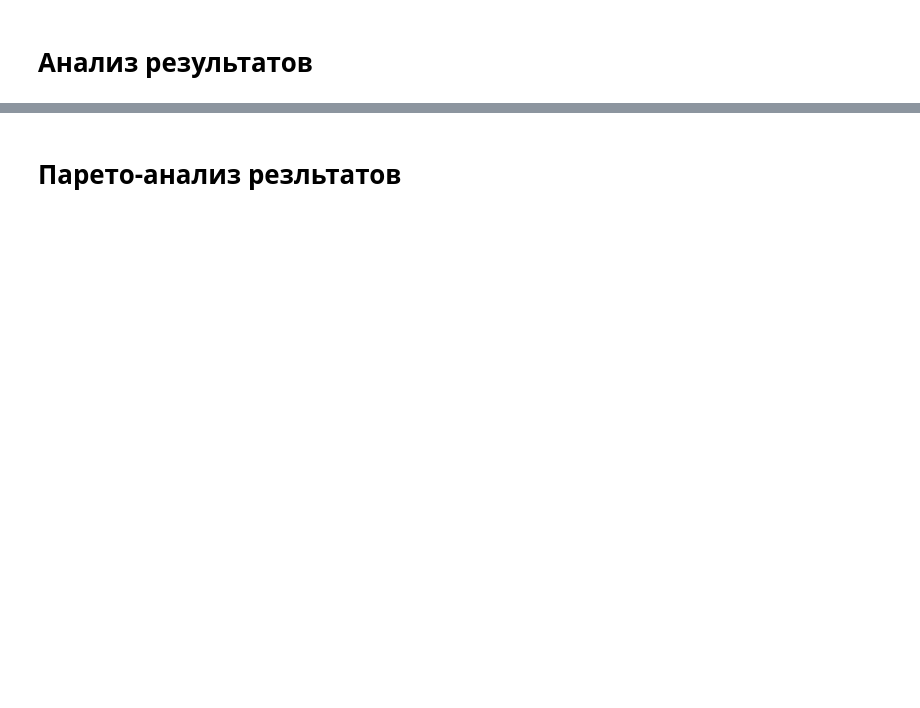
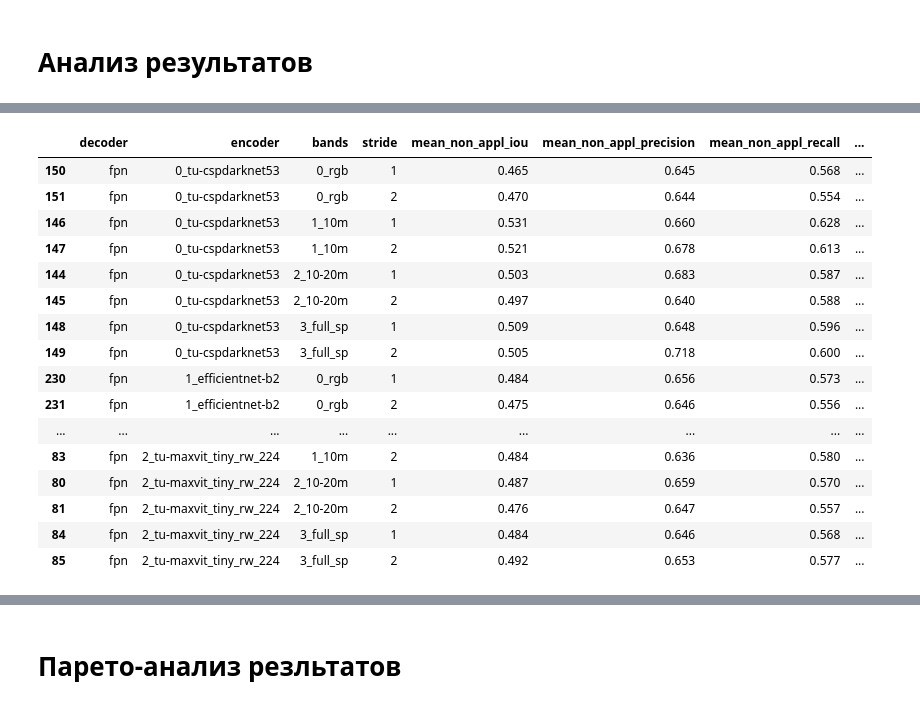
Before and after one commit to cafe1930/MultispectralSegmentation, a Jupyter notebook: gather_training_info.ipynb, the cells around one changed output, grey strips where cells are left out. Drawn from its saved outputs; the diff is of its cells as text; code cells hidden in the pictures; blank space fills up the shorter version.

```diff
--- a/gather_training_info.ipynb
+++ b/gather_training_info.ipynb
@@ -371,0 +430,76 @@ metrics_df[metrics_df['val_iou_mean']==metrics_df['val_iou_mean'].max()]
+# %%
+path_to_all_results = r'saving_dir\all_results2.csv'
+encoders_list = ['tu-cspdarknet53', 'efficientnet-b2', 'tu-maxvit_tiny_rw_224']
+decoders_list = ['fcn1', 'unet++', 'unet', 'fpn']
+saving_metrics_names = ['iou', 'precision', 'recall']
+
+bands_names_list = ['rgb', '10m', '10-20m', 'full_sp']
+strides_list = [1, 2]
+
+right_order_classes = [
+    'mean',
+    'mean_non_appl',
+    'mean_appl',
+    'buildings_territory',
+    'transport',
+    'water',
+    'quasi_natural_ground',
+    'quasi_natural_grow',
+    'quasi_natural_wetland',
+    'natural_ground',
+    'natural_grow',
+    'natural_wetland',
+    'natural_wood',
+    'UNLABELED',
+    ]
+
+all_results_df = pd.read_csv(path_to_all_results)
+
+# Фильтрация энкодеров и декодеров
+#
+# составляем булеву таблицу, где строки - строки исходной таблицы, а столбцы - булевы значения
+# выражающие наличие/отсутствие энкодера из списка допустимых.
+# отбор данных - операция any (логическое ИЛИ), выполненная вдоль строк
+encoder_condition = pd.DataFrame({e:all_results_df['encoder']==e for e in encoders_list}).any(axis='columns')
+# составляем булеву таблицу, где строки - строки исходной таблицы, а столбцы - булевы значения
+# выражающие наличие/отсутствие энкодера из списка допустимых.
+# отбор данных - операция any (логическое ИЛИ), выполненная вдоль строк
+decoder_condition = pd.DataFrame({d:all_results_df['decoder']==d for d in decoders_list}).any(axis='columns')
+condition = encoder_condition & decoder_condition
+all_results_df = all_results_df[condition]
+all_results_df = all_results_df.round(decimals=3)
+
+saving_matrics_dfs = {name: pd.DataFrame() for name in saving_metrics_names}
+
+for decoder_name in decoders_list:
+    decoder_df = all_results_df[all_results_df['decoder']==decoder_name]
+    decoder_df['encoder'] = decoder_df['encoder'].apply(lambda x: {n: f'{j}_{n}' for j, n in enumerate(encoders_list)}[x])
+    decoder_df['bands'] = decoder_df['bands'].apply(lambda x: {n: f'{j}_{n}' for j, n in enumerate(bands_names_list)}[x])
+    decoder_df = decoder_df.sort_values(by=['encoder', 'bands', 'stride'])
+    # общие имена: IoU, Precision, Recall
+    for saving_metric_name in saving_metrics_names:
+        decoder_and_metric = f'{saving_metric_name}_{decoder_name}'
+        # получение имен метрик выполняется следующим образом:
+        # выполняется поиск в именах колонок имени сохраняемой метрики: 'iou', 'precision', 'recall'
+        metric_names = np.array([c for c in all_results_df.columns if saving_metric_name in c])
+        class_names_args = []
+        for n in right_order_classes:
+            for i, col in enumerate(metric_names):
+                if n == 'mean':
+                    #print(n, col)
+                    if n in col and 'appl' not in col:
+                        class_names_args.append(i)
+                        break
+
+                elif n in col:
+                    class_names_args.append(i)
+                    break
+
+        metric_names = metric_names[class_names_args].tolist()
+        metric_df = decoder_df[['decoder', 'encoder', 'bands', 'stride'] + metric_names]
+
+        path_to_save = os.path.join('saving_dir', '0_right_order', f'{decoder_name}_{saving_metric_name}.csv')
+        #metric_df.to_csv(path_to_save, index=False)
+
+decoder_df
+# %% [output]
@@ -371,0 +523,17 @@ metrics_df[metrics_df['val_iou_mean']==metrics_df['val_iou_mean'].max()]
+|  | decoder | encoder | bands | stride | mean_non_appl_iou | mean_non_appl_precision | mean_non_appl_recall | ... |
+| 150 | fpn | 0_tu-cspdarknet53 | 0_rgb | 1 | 0.465 | 0.645 | 0.568 | ... |
+| 151 | fpn | 0_tu-cspdarknet53 | 0_rgb | 2 | 0.470 | 0.644 | 0.554 | ... |
+| 146 | fpn | 0_tu-cspdarknet53 | 1_10m | 1 | 0.531 | 0.660 | 0.628 | ... |
+| 147 | fpn | 0_tu-cspdarknet53 | 1_10m | 2 | 0.521 | 0.678 | 0.613 | ... |
+| 144 | fpn | 0_tu-cspdarknet53 | 2_10-20m | 1 | 0.503 | 0.683 | 0.587 | ... |
+| 145 | fpn | 0_tu-cspdarknet53 | 2_10-20m | 2 | 0.497 | 0.640 | 0.588 | ... |
+| 148 | fpn | 0_tu-cspdarknet53 | 3_full_sp | 1 | 0.509 | 0.648 | 0.596 | ... |
+| 149 | fpn | 0_tu-cspdarknet53 | 3_full_sp | 2 | 0.505 | 0.718 | 0.600 | ... |
+| 230 | fpn | 1_efficientnet-b2 | 0_rgb | 1 | 0.484 | 0.656 | 0.573 | ... |
+| 231 | fpn | 1_efficientnet-b2 | 0_rgb | 2 | 0.475 | 0.646 | 0.556 | ... |
+| ... | ... | ... | ... | ... | ... | ... | ... | ... |
+| 83 | fpn | 2_tu-maxvit_tiny_rw_224 | 1_10m | 2 | 0.484 | 0.636 | 0.580 | ... |
+| 80 | fpn | 2_tu-maxvit_tiny_rw_224 | 2_10-20m | 1 | 0.487 | 0.659 | 0.570 | ... |
+| 81 | fpn | 2_tu-maxvit_tiny_rw_224 | 2_10-20m | 2 | 0.476 | 0.647 | 0.557 | ... |
+| 84 | fpn | 2_tu-maxvit_tiny_rw_224 | 3_full_sp | 1 | 0.484 | 0.646 | 0.568 | ... |
+| 85 | fpn | 2_tu-maxvit_tiny_rw_224 | 3_full_sp | 2 | 0.492 | 0.653 | 0.577 | ... |
```
Also changed, not shown: parts of 16 cells of this notebook, 3 other files.
